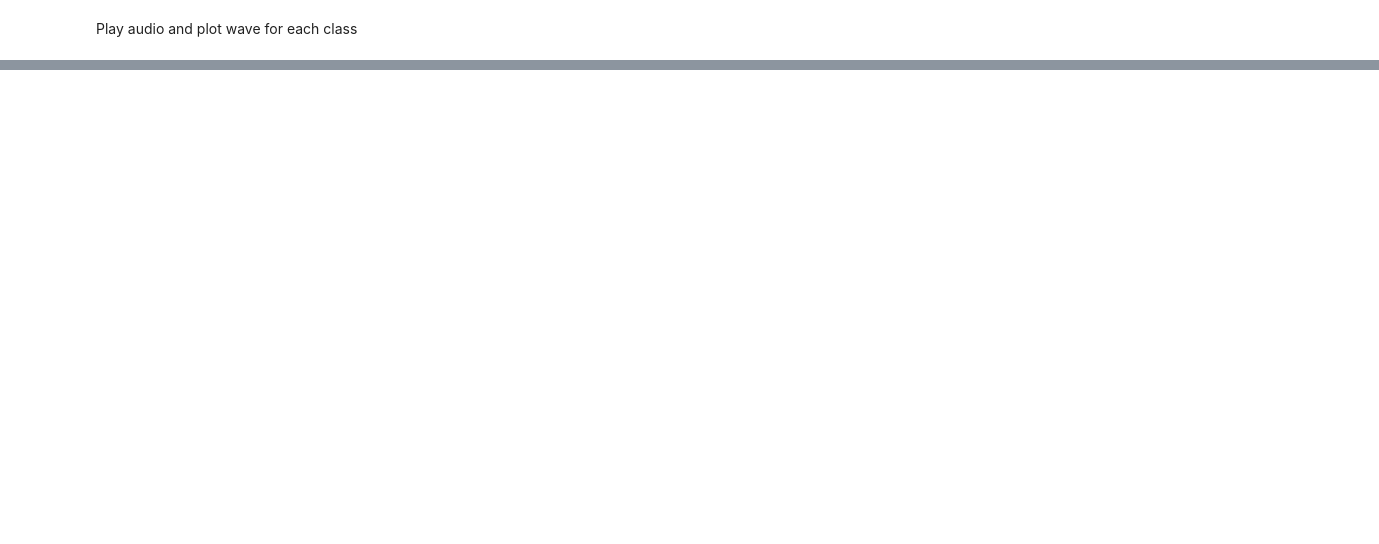
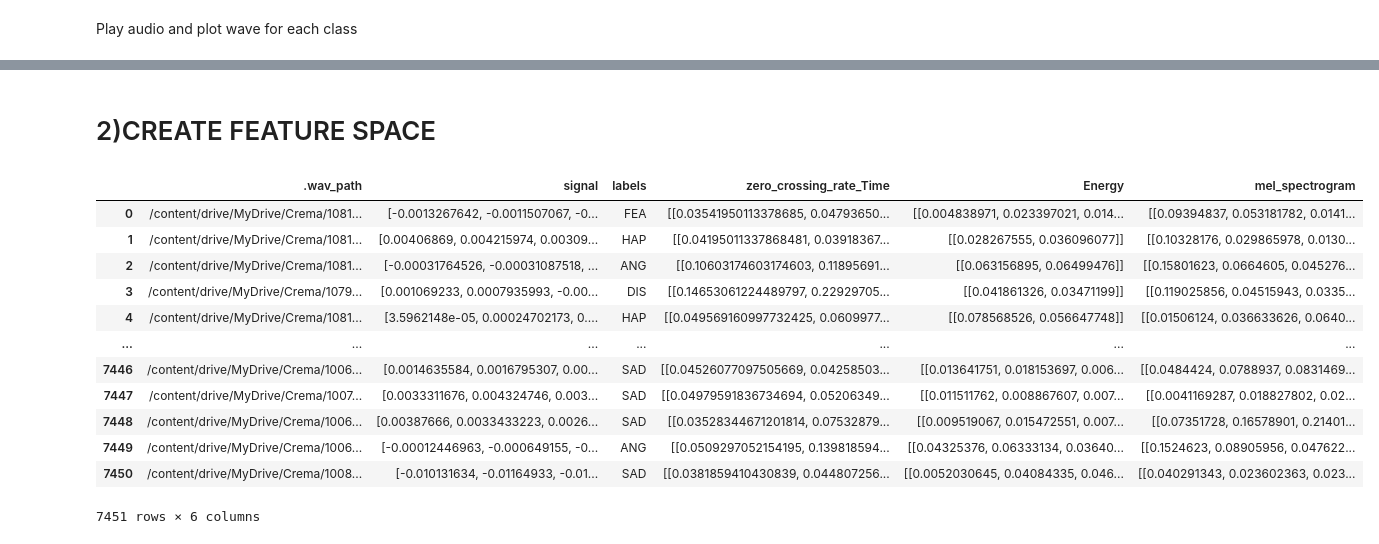
Before and after one commit to ahmedabdelkabier/SER_Pattern_Recognition, a Jupyter notebook: SER.ipynb, the cells around one changed output, grey strips where cells are left out. Cells and saved outputs as stored; diff of their text form; code cells hidden in the pictures; blank space fills up the shorter version.

```diff
--- a/SER.ipynb
+++ b/SER.ipynb
@@ -67 +85,3 @@ play_and_plot()
 <Figure size 432x288 with 0 Axes>
+# %% [markdown]
+# 2)CREATE FEATURE SPACE
@@ -67,0 +106,17 @@ play_and_plot()
+# %%
+_new_fs_data = create_feature_space(data , samples_rate[0])
+_new_fs_data
+# %% [output]
+|  | .wav_path | signal | labels | zero_crossing_rate_Time | Energy | mel_spectrogram |
+| 0 | /content/drive/MyDrive/Crema/1081... | [-0.0013267642, -0.0011507067, -0... | FEA | [[0.03541950113378685, 0.04793650... | [[0.004838971, 0.023397021, 0.014... | [[0.09394837, 0.053181782, 0.0141... |
+| 1 | /content/drive/MyDrive/Crema/1081... | [0.00406869, 0.004215974, 0.00309... | HAP | [[0.04195011337868481, 0.03918367... | [[0.028267555, 0.036096077]] | [[0.10328176, 0.029865978, 0.0130... |
+| 2 | /content/drive/MyDrive/Crema/1081... | [-0.00031764526, -0.00031087518, ... | ANG | [[0.10603174603174603, 0.11895691... | [[0.063156895, 0.06499476]] | [[0.15801623, 0.0664605, 0.045276... |
+| 3 | /content/drive/MyDrive/Crema/1079... | [0.001069233, 0.0007935993, -0.00... | DIS | [[0.14653061224489797, 0.22929705... | [[0.041861326, 0.03471199]] | [[0.119025856, 0.04515943, 0.0335... |
+| 4 | /content/drive/MyDrive/Crema/1081... | [3.5962148e-05, 0.00024702173, 0.... | HAP | [[0.049569160997732425, 0.0609977... | [[0.078568526, 0.056647748]] | [[0.01506124, 0.036633626, 0.0640... |
+| ... | ... | ... | ... | ... | ... | ... |
+| 7446 | /content/drive/MyDrive/Crema/1006... | [0.0014635584, 0.0016795307, 0.00... | SAD | [[0.04526077097505669, 0.04258503... | [[0.013641751, 0.018153697, 0.006... | [[0.0484424, 0.0788937, 0.0831469... |
+| 7447 | /content/drive/MyDrive/Crema/1007... | [0.0033311676, 0.004324746, 0.003... | SAD | [[0.04979591836734694, 0.05206349... | [[0.011511762, 0.008867607, 0.007... | [[0.0041169287, 0.018827802, 0.02... |
+| 7448 | /content/drive/MyDrive/Crema/1006... | [0.00387666, 0.0033433223, 0.0026... | SAD | [[0.03528344671201814, 0.07532879... | [[0.009519067, 0.015472551, 0.007... | [[0.07351728, 0.16578901, 0.21401... |
+| 7449 | /content/drive/MyDrive/Crema/1006... | [-0.00012446963, -0.000649155, -0... | ANG | [[0.0509297052154195, 0.139818594... | [[0.04325376, 0.06333134, 0.03640... | [[0.1524623, 0.08905956, 0.047622... |
+| 7450 | /content/drive/MyDrive/Crema/1008... | [-0.010131634, -0.01164933, -0.01... | SAD | [[0.0381859410430839, 0.044807256... | [[0.0052030645, 0.04084335, 0.046... | [[0.040291343, 0.023602363, 0.023... |
+7451 rows × 6 columns
```
Also changed, not shown: parts of 7 cells of this notebook.
